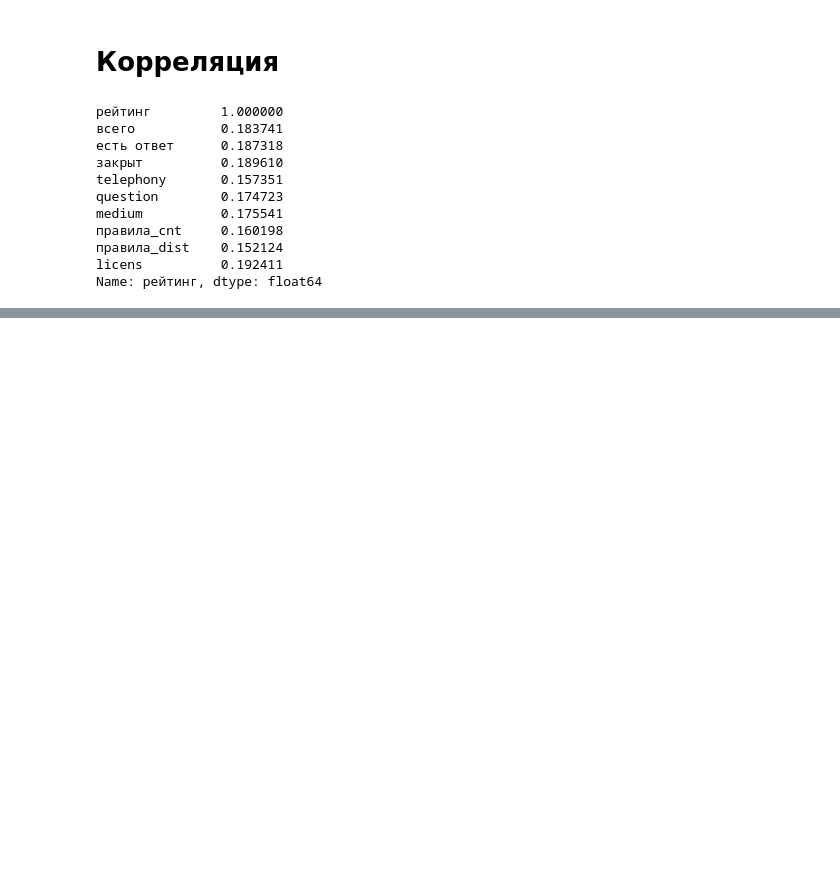
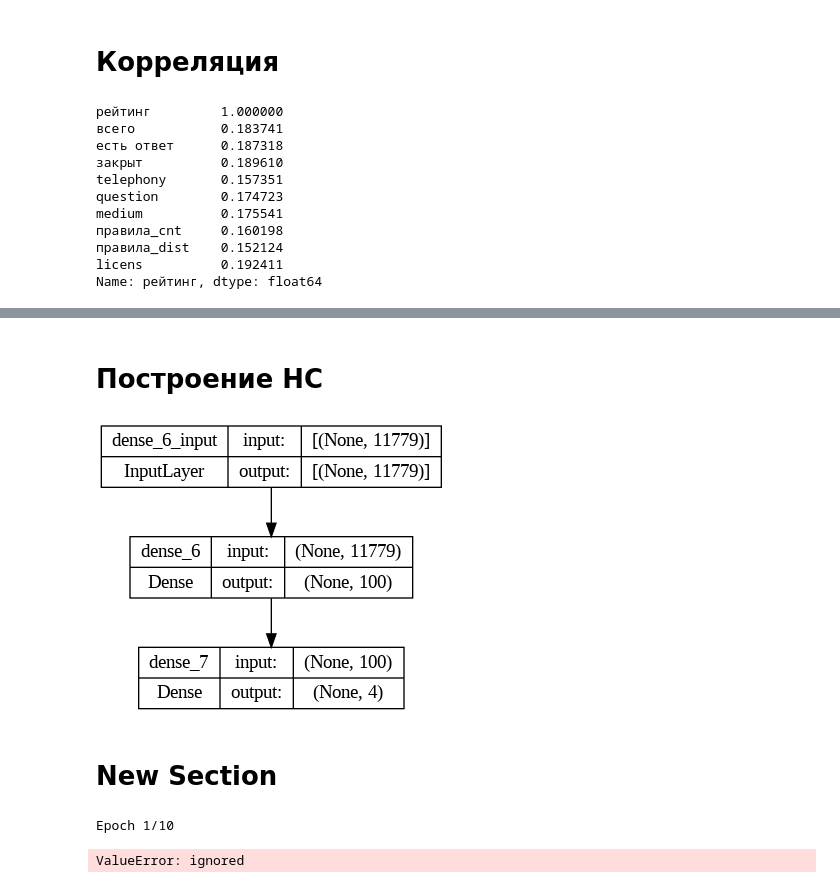
Before and after one commit to Untick/Usedesk, a Jupyter notebook: Gritsenko Ilia/usedesk.ipynb, the cells around one changed output, grey strips where cells are left out. Saved outputs shown, nothing was run; the diff lists cells and outputs as text; code cells hidden in the pictures; blank space fills up the shorter version.

```diff
--- a/Gritsenko Ilia/usedesk.ipynb
+++ b/Gritsenko Ilia/usedesk.ipynb
@@ -92,0 +127,4 @@ Name: рейтинг, dtype: float64
+# %%
+CLASS_COUNT = len(data['рейтинг'].unique())
+y_data = utils.to_categorical(data['рейтинг'], CLASS_COUNT)
+y_data
@@ -92,0 +142,30 @@ Name: рейтинг, dtype: float64
+# %% [markdown]
+# Построение НС
+# %%
+model = Sequential()
+
+model.add(Dense(100, input_dim=11779, activation='relu'))
+model.add(Dense(CLASS_COUNT, activation='softmax'))
+
+model.compile(
+    loss='categorical_crossentropy',
+    optimizer='adam',
+    metrics=['accuracy'],
+)
+# %%
+utils.plot_model(model, to_file='model_plot.png', show_shapes=True, show_layer_names=True)
+# %% [output]
+[figure, added]
+# %% [markdown]
+# New Section
+# %%
+history = model.fit(
+    x_train,
+    y_train,
+    validation_data = (x_valid, y_valid),
+    epochs = 10,
+    verbose = 1
+    )
+# %% [output]
+Epoch 1/10
+ValueError: ignored
```
Also changed, not shown: parts of 11 cells of this notebook.
